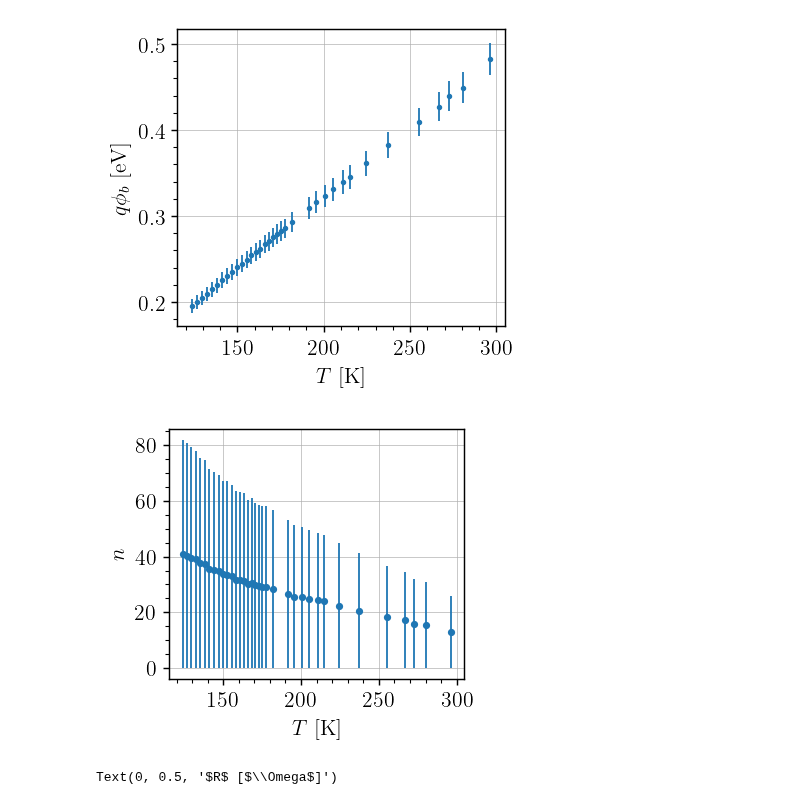
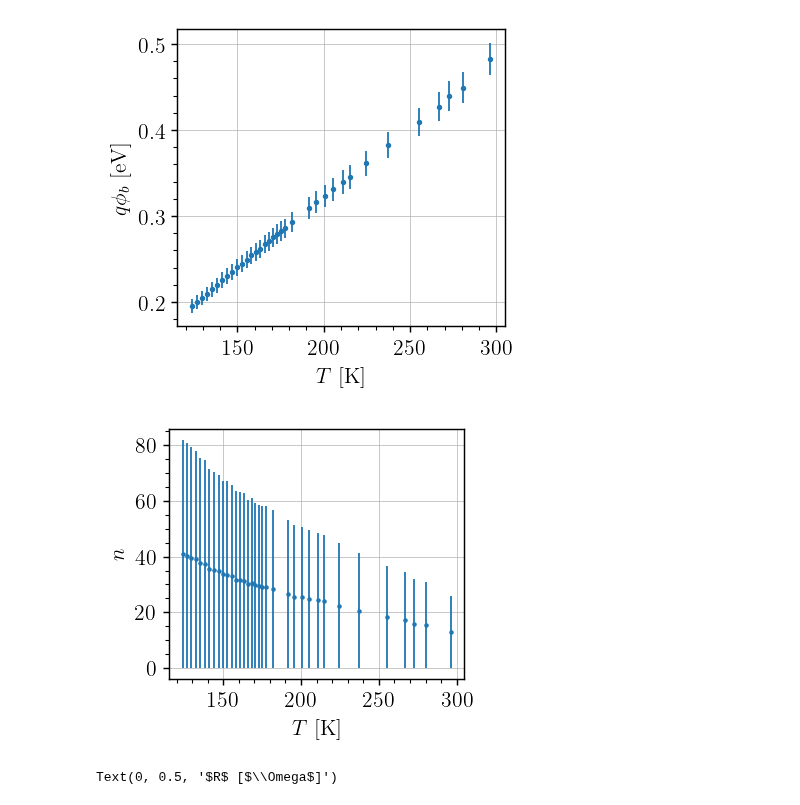
Before and after one commit to TomVdt/TPIII, a Jupyter notebook: 06-photoemission-interne/analyse/exp1.ipynb, the cells around one changed output. Drawn from its saved outputs; the diff is of its cells as text; code cells hidden in the pictures.

```diff
--- a/06-photoemission-interne/analyse/exp1.ipynb
+++ b/06-photoemission-interne/analyse/exp1.ipynb
@@ -116,24 +113,24 @@ plt.savefig("../figures/iv-schottky-potential-temperature.pdf")
 # %%
 # Plot ideality
 fig, ax = plt.subplots(figsize=(8*INCH_PER_CM, 7*INCH_PER_CM))
 
 p = plt.rcParams
 p['savefig.bbox'] = 'standard'
 p["figure.subplot.left"]   = 0.17
 p['figure.subplot.right']  = 0.97
 p['figure.subplot.top']    = 0.99
 p['figure.subplot.bottom'] = 0.16
 
 n = all_params[:, 1]
 err_n = all_params[:,1]
 plt.errorbar(temperatures, n,
-             yerr=err_n, ls='', marker='.')
+             yerr=err_n, ls='', marker='.', ms=3)
 plt.xlabel(r"$T$ [K]")
 plt.ylabel(r"$n$")
 plt.tight_layout()
 plt.savefig("../figures/iv-ideality-factor.pdf")
 # %% [output]
-[figure, old version]
+[figure, new version]
 # %%
 # Plot resistance
 fig, ax = plt.subplots(figsize=(8*INCH_PER_CM, 7*INCH_PER_CM))
```
Also changed, not shown: parts of 2 cells of this notebook, 4 other files.
